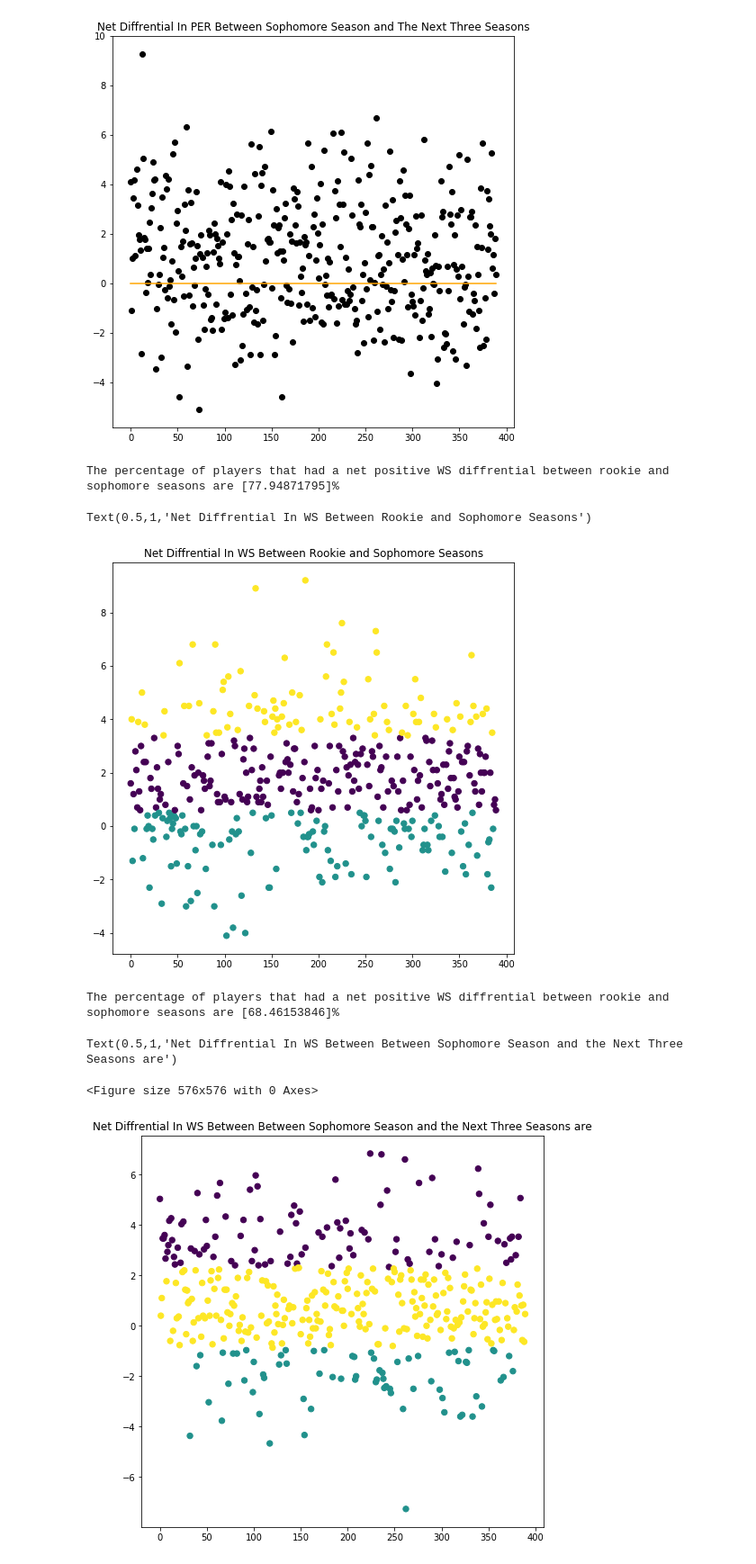
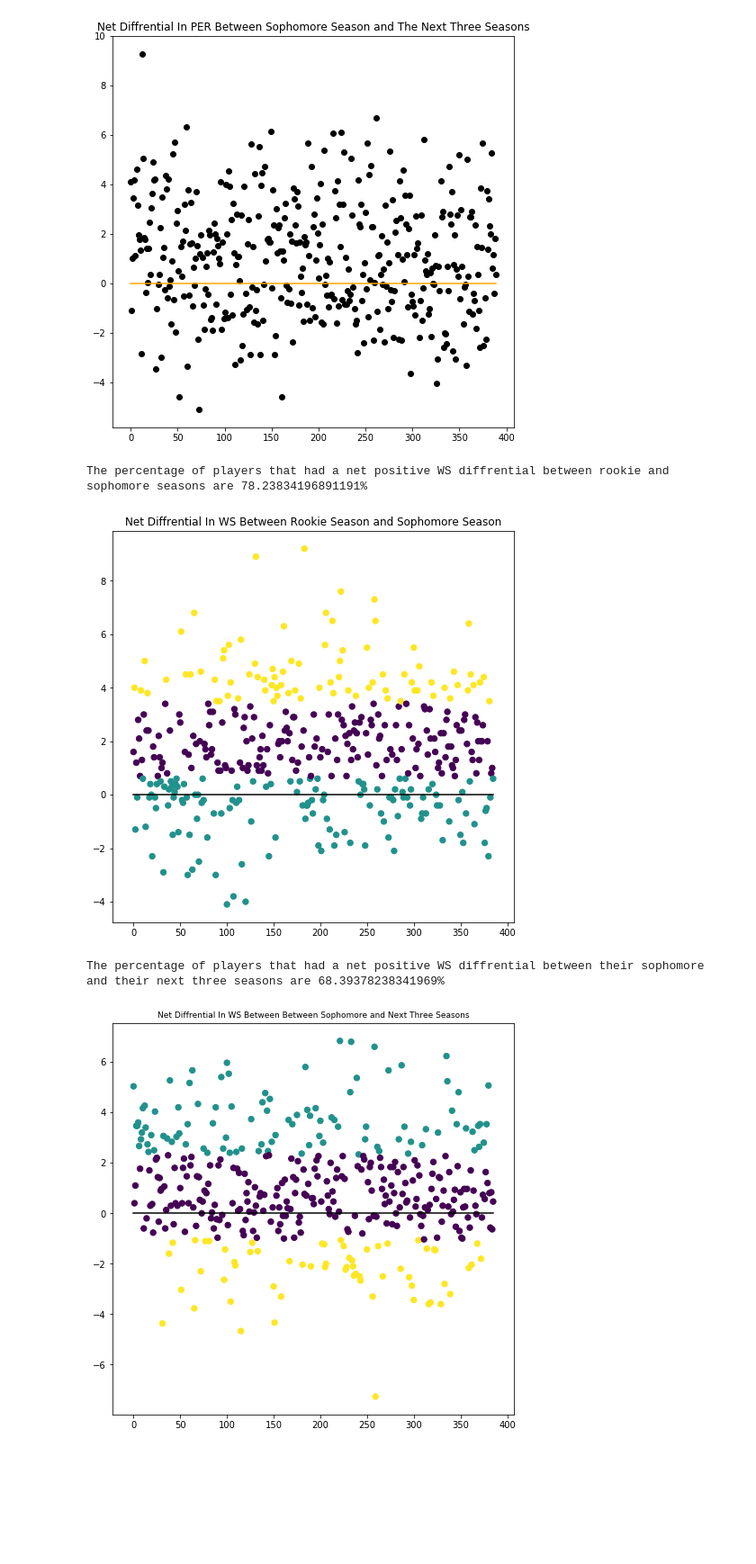
Before and after one commit to Sumiran1/Projects, a Jupyter notebook: NBA SOPHOMORE SLUMP PROJECT/data_analysis_v2.ipynb, the cells around one changed output. Shown at 90% size. Cells and saved outputs as stored; diff of their text form; code cells hidden in the pictures; blank space fills up the shorter version.

```diff
--- a/NBA SOPHOMORE SLUMP PROJECT/data_analysis_v2.ipynb
+++ b/NBA SOPHOMORE SLUMP PROJECT/data_analysis_v2.ipynb
@@ -11,6 +11,9 @@ https://www.basketball-reference.com/players/l/luety01.html
 # %% [markdown]
 # Analysis
 Now that all the hard work is done, it is time to plot our data and see whetther the myth of the sophomore slump is true, let's start off by plotting the points per game, rebounds per game, assists per game, net field goal percentage, win shares, and PER per qualified player
+# %%
+for name in per_game.keys():
+            per_game[name]= per_game[name][per_game[name]['Age']!='']
 # %%
 PPG=[]
 PPG_soph_three=[]
@@ -24,7 +27,7 @@ WS=[]
 WS_soph_three=[]
 PER=[]
 PER_soph_three=[]
-for name in names_of_all:
+for name in per_game.keys():
     if ((len(per_game[name])>4) and ((per_game[name]['G']>42).all())):
         PPG.append(per_game[name]['PTS'][1]-per_game[name]['PTS'][0])
         PPG_soph_three.append(per_game[name]['PTS'][2:5].mean()-per_game[name]['PTS'][1])
@@ -100,29 +103,29 @@ from sklearn.mixture import GMM
 WS_1= (np.array(WS)).reshape(-1,1)
 gmm = GMM(n_components=3).fit(WS_1)
 labels = gmm.predict(WS_1)
-pos= np.sum(np.array(WS_1) >= 0, axis=0)
+pos= np.sum(np.array(WS) >= 0, axis=0)
 per_pos= pos/len(WS)
 print('The percentage of players that had a net positive WS diffrential between rookie and sophomore seasons are '+ str(per_pos*100) + '%')
 plt.figure(figsize=(8,8))
+plt.plot(np.arange(0,len(WS_1)),np.zeros(len(WS_1)),c='black')
 plt.scatter(np.arange(0,len(WS_1)),WS_1, c=labels, s=40, cmap='viridis')
-plt.title("Net Diffrential In WS Between Rookie and Sophomore Seasons")
+plt.title("Net Diffrential In WS Between Rookie Season and Sophomore Season")
+plt.savefig("s_a_1.PNG",bbox_inches='tight')
 # %% [output]
-The percentage of players that had a net positive WS diffrential between rookie and sophomore seasons are [77.94871795]%
+The percentage of players that had a net positive WS diffrential between rookie and sophomore seasons are 78.23834196891191%
-Text(0.5,1,'Net Diffrential In WS Between Rookie and Sophomore Seasons')
-[figure, old version]
+[figure, new version]
 # %%
 WS_2= (np.array(WS_soph_three)).reshape(-1,1)
 gmm = GMM(n_components=3).fit(WS_2)
 labels = gmm.predict(WS_2)
-pos= np.sum(np.array(WS_2) >= 0, axis=0)
-per_pos= pos/len(WS_2)
-print('The percentage of players that had a net positive WS diffrential between rookie and sophomore seasons are '+ str(per_pos*100) + '%')
+pos= np.sum(np.array(WS_soph_three) >= 0, axis=0)
+per_pos= pos/len(WS_soph_three)
+print('The percentage of players that had a net positive WS diffrential between their sophomore and their next three seasons are '+ str(per_pos*100) + '%')
 plt.figure(figsize=(8,8))
-plt.figure(figsize=(8,8))
+plt.plot(np.arange(0,len(WS_2)),np.zeros(len(WS_2)),c='black')
 plt.scatter(np.arange(0,len(WS_2)),WS_2, c=labels, s=40, cmap='viridis')
-plt.title("Net Diffrential In WS Between Between Sophomore Season and the Next Three Seasons are")
+plt.title("Net Diffrential In WS Between Between Sophomore and Next Three Seasons",fontsize=9)
+plt.savefig("s_a_2.PNG",bbox_inches='tight')
 # %% [output]
-The percentage of players that had a net positive WS diffrential between rookie and sophomore seasons are [68.46153846]%
+The percentage of players that had a net positive WS diffrential between their sophomore and their next three seasons are 68.39378238341969%
-Text(0.5,1,'Net Diffrential In WS Between Between Sophomore Season and the Next Three Seasons are')
-<Figure size 576x576 with 0 Axes>
-[figure, old version]
+[figure, new version]
```
Also changed, not shown: parts of 9 cells of this notebook, 3 other files.
